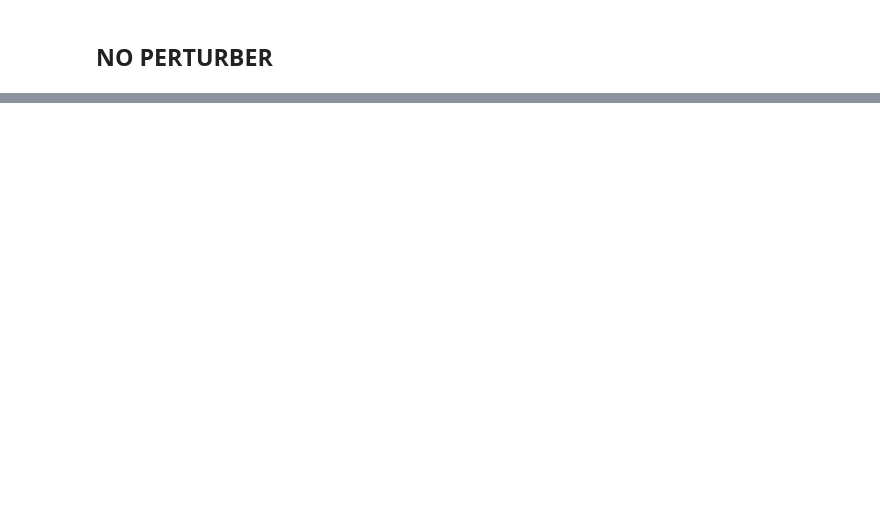
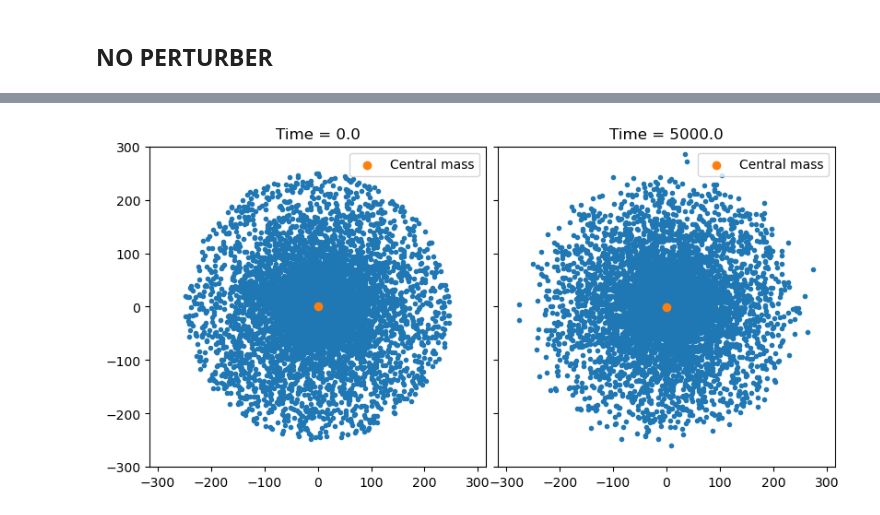
Before and after one commit to RoccoGiugni/DoSS-24-25, a Jupyter notebook: FP/FinalProject-V3.ipynb, the cells around one changed output, grey strips where cells are left out. Drawn from its saved outputs; the diff is of its cells as text; code cells hidden in the pictures; blank space fills up the shorter version.

```diff
--- a/FP/FinalProject-V3.ipynb
+++ b/FP/FinalProject-V3.ipynb
@@ -120,13 +120,13 @@ def S(r):
     return S0 / r**2
 
 # Masses - considering N p.cles of equal mass
-m = M / N * np.ones(N)
+m_dsk = M / N * np.ones(N)
 
 print(' --- DISK PARAMETERS ---\n')
 print('\t\t   units')
 print('\t physical\t internal\n')
 print('M\t', M, ' \t\t', round(M / M0))
-print('m\t', m[0], ' \t', round(m[0] / M0, 5))
+print('m\t', M / N, ' \t', round(M / N / M0, 5))
 print('R_int\t', R_int, '\t\t', round(R_int / R0, 5))
 print('R_ext\t', R_ext, '\t\t', round(R_ext / R0, 5))
 print('vc_int\t', round(v_c(R_int), 2), '\t\t', round(v_c(R_int) / R0 * T0))
@@ -553,0 +564,31 @@ plt.show()
+# %%
+fig, (ax, bx) = plt.subplots(1, 2, figsize=(8, 4), sharey=True, layout='constrained')
+
+ax.scatter(r_CMF[0, 1:-1, 0], r_CMF[0, 1:-1, 1], marker='.')
+ax.scatter(r_CMF[0, 0, 0], r_CMF[0, 0, 1], label='Central mass')
+#    ax.scatter(r_CMF[ii, -1, 0], r_CMF[ii, -1, 1], label='Perturber')
+#    ax.quiver(r_CMF[ii, 1:, 0], r_CMF[ii, 1:, 1], v_CMF[ii, 1:, 0], v_CMF[ii, 1:, 1])
+
+ax.axis('equal')
+ax.set_xlim(-300, 300)
+ax.set_ylim(-300, 300)
+
+ax.set_title(f'Time = {time[0]}')
+ax.legend(loc=1)
+
+bx.scatter(r_CMF[-1, 1:-1, 0], r_CMF[-1, 1:-1, 1], marker='.')
+bx.scatter(r_CMF[-1, 0, 0], r_CMF[-1, 0, 1], label='Central mass')
+#    ax.scatter(r_CMF[ii, -1, 0], r_CMF[ii, -1, 1], label='Perturber')
+#    ax.quiver(r_CMF[ii, 1:, 0], r_CMF[ii, 1:, 1], v_CMF[ii, 1:, 0], v_CMF[ii, 1:, 1])
+
+bx.axis('equal')
+bx.set_xlim(-300, 300)
+bx.set_ylim(-300, 300)
+
+bx.set_title(f'Time = {time[-1]}')
+bx.legend(loc=1)
+
+plt.savefig('FP_images/fig_d2_5.png', dpi=200)
+plt.show()
+# %% [output]
+[figure, added]
```
Also changed, not shown: parts of 29 cells of this notebook, 1 other file.
